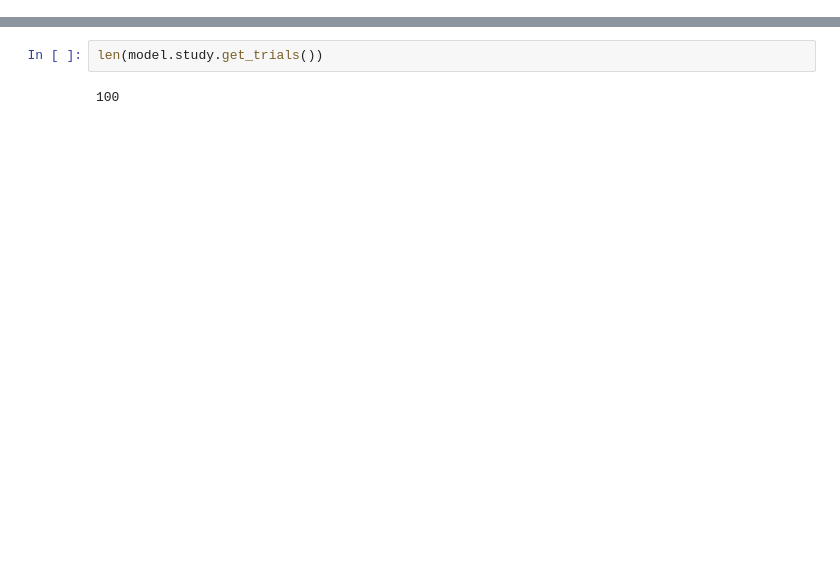
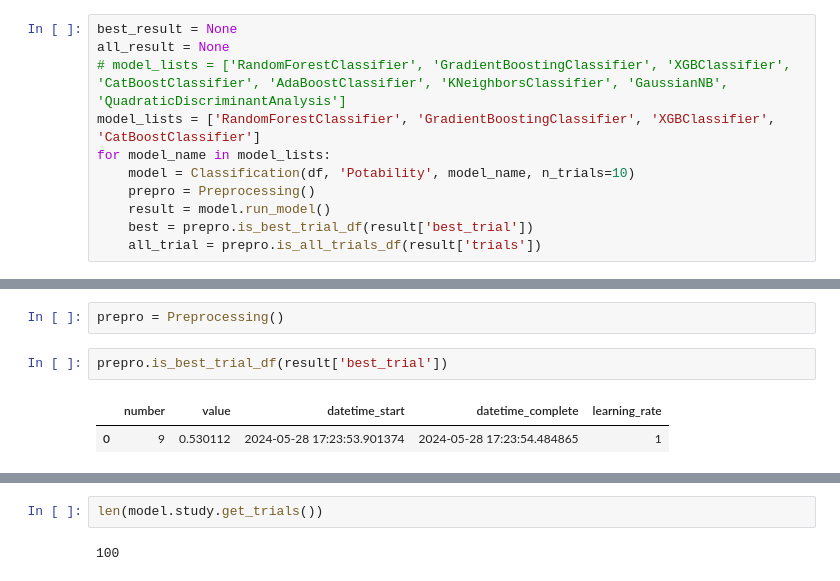
Before and after one commit to first2301/Rnd_recommendation, a Jupyter notebook: pro_reco/lib/test.ipynb, the cells around one changed output, grey strips where cells are left out. Cells and saved outputs as stored; diff of their text form; blank space fills up the shorter version.

```diff
--- a/pro_reco/lib/test.ipynb
+++ b/pro_reco/lib/test.ipynb
@@ -14,0 +22,11 @@ X = df.drop('Potability', axis=1)
+# %%
+best_result = None
+all_result = None
+# model_lists = ['RandomForestClassifier', 'GradientBoostingClassifier', 'XGBClassifier', 'CatBoostClassifier', 'AdaBoostClassifier', 'KNeighborsClassifier', 'GaussianNB', 'QuadraticDiscriminantAnalysis']
+model_lists = ['RandomForestClassifier', 'GradientBoostingClassifier', 'XGBClassifier', 'CatBoostClassifier']
+for model_name in model_lists:
+    model = Classification(df, 'Potability', model_name, n_trials=10)
+    prepro = Preprocessing()
+    result = model.run_model()
+    best = prepro.is_best_trial_df(result['best_trial'])
+    all_trial = prepro.is_all_trials_df(result['trials'])
@@ -14,0 +69,7 @@ X = df.drop('Potability', axis=1)
+# %%
+prepro = Preprocessing()
+# %%
+prepro.is_best_trial_df(result['best_trial'])
+# %% [output]
+|  | number | value | datetime_start | datetime_complete | learning_rate |
+| 0 | 9 | 0.530112 | 2024-05-28 17:23:53.901374 | 2024-05-28 17:23:54.484865 | 1 |
```
Also changed, not shown: parts of 31 cells of this notebook, 3 other files.
